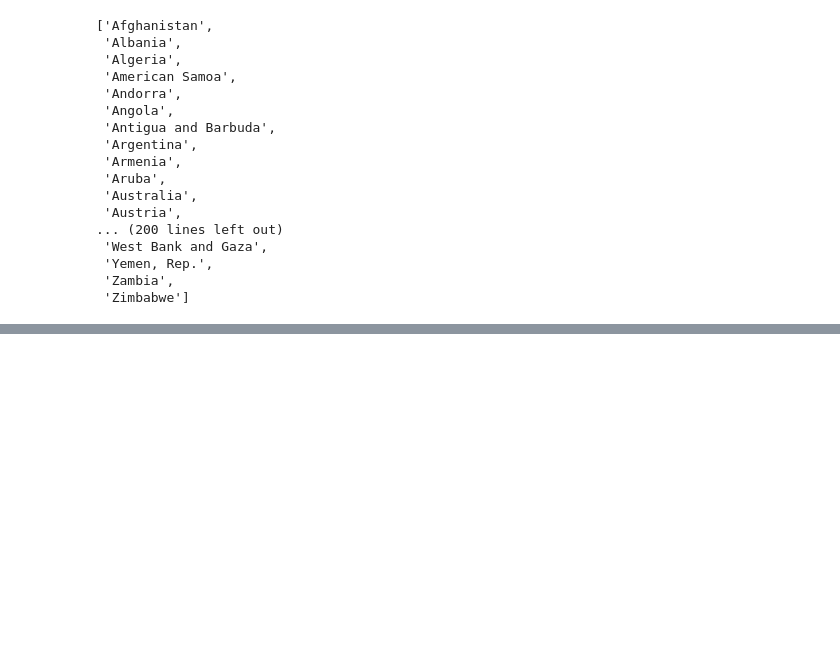
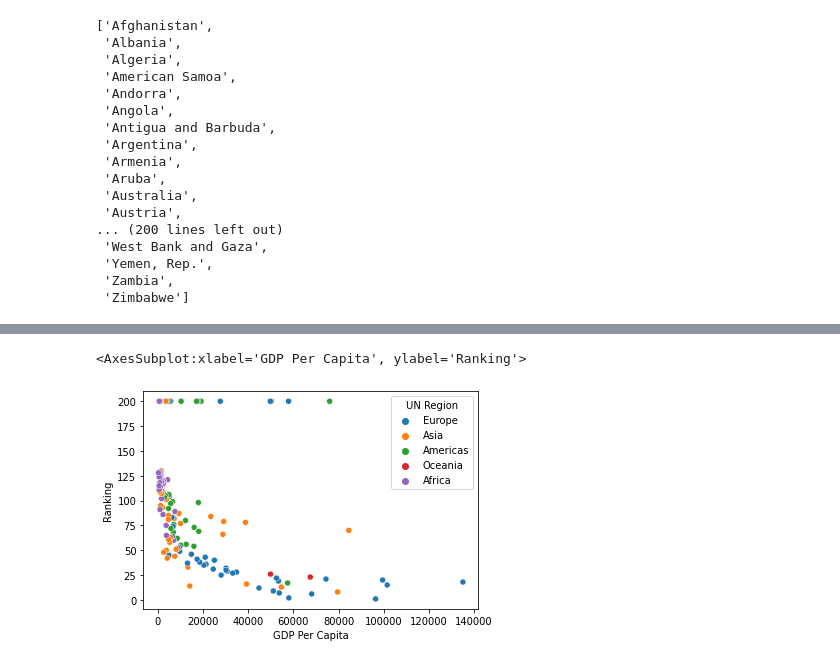
Before and after one commit to polarbearcode/DataAnalysis, a Jupyter notebook: CountryAnalysis/Analysis.ipynb, the cells around one changed output, grey strips where cells are left out. Cells and saved outputs as stored; diff of their text form; code cells hidden in the pictures; blank space fills up the shorter version.

```diff
--- a/CountryAnalysis/Analysis.ipynb
+++ b/CountryAnalysis/Analysis.ipynb
@@ -176,0 +260,5 @@ combinedDF.head()
+# %%
+sns.scatterplot(data = combinedDF, x = "GDP Per Capita", y = "Ranking", hue = "UN Region")
+# %% [output]
+<AxesSubplot:xlabel='GDP Per Capita', ylabel='Ranking'>
+[figure, added]
```
Also changed, not shown: parts of 17 cells of this notebook.
